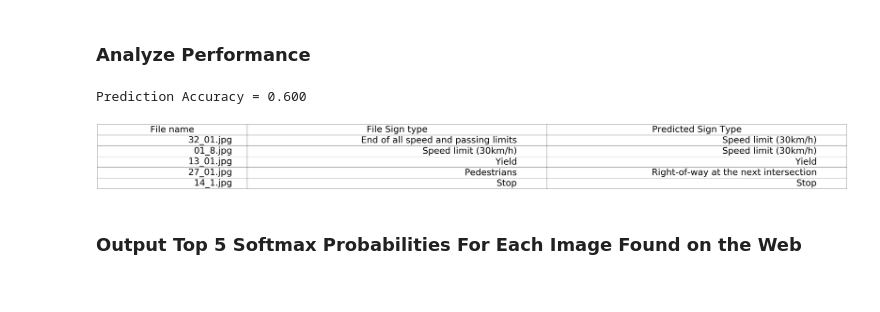
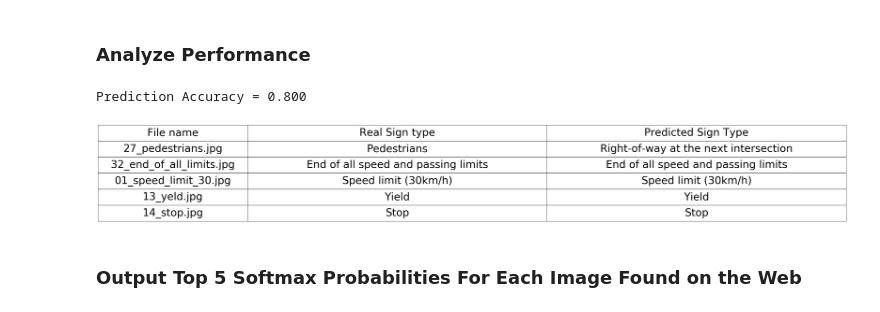
Before and after one commit to otakot/self-driving-car-engineer-nd, a Jupyter notebook: 02.traffic-sign-classifier/Traffic_Sign_Classifier.ipynb, the cells around one changed output. Drawn from its saved outputs; the diff is of its cells as text; code cells hidden in the pictures.

Commit message:
Project 2. Traffic Sign Classifier: Updated code and report documents

```diff
--- a/02.traffic-sign-classifier/Traffic_Sign_Classifier.ipynb
+++ b/02.traffic-sign-classifier/Traffic_Sign_Classifier.ipynb
@@ -393,6 +364,7 @@ from sklearn.utils import shuffle
 X_train=[]
 X_train.extend(X_train_greyscaled_normalized)
 X_train.extend(X_train_greyscaled_normalized_rotated)
+
 # double the size of trainig set of labels accordingly
 y_train_adjusted = []
 y_train_adjusted.extend(y_train)
@@ -407,7 +379,7 @@ with tf.Session() as sess:
     sess.run(tf.global_variables_initializer())
     num_examples = len(X_train)
 
-    print("Training...")
+    print("Started Training...")
     print()
     for i in range(EPOCHS):
         X_train, y_train = shuffle(X_train, y_train)
@@ -424,6 +396,6 @@ with tf.Session() as sess:
         accuracies.append((train_accuracy,validation_accuracy))
         print()
 
-    saver.save(sess, './trained_model.ckpt')
+    saver.save(sess, './checkpoints/trained_model.ckpt')
     print("Model saved")
 # %% [output]
@@ -445,7 +432,6 @@ plt.xlabel('Epoch');
 # %%
 # Evaluate model accuracy on test datasets
 with tf.Session() as sess:
-    saver.restore(sess, tf.train.latest_checkpoint('.'))
+    saver.restore(sess, tf.train.latest_checkpoint('./checkpoints/'))
     print('Classification Accuracy On Test Dataset: {:.3f}'.format(evaluate(X_test,y_test)))
-    saver.save(sess, './tested_model.ckpt')
 # %% [output]
@@ -463,20 +447,20 @@ You may find `signnames.csv` useful as it contains mappings from the class id (i
 # %%
 import glob
 
-test_images = []
-test_X= []
-test_Y = []
+web_images = []
+X_web = []
+Y_web = []
 
 image_files = glob.glob('model_test_signs/*.jpg')
 
 for file in image_files:
     image =  cv2.cvtColor(cv2.imread(file), cv2.COLOR_BGR2RGB)
-    test_images.append(image)
+    web_images.append(image)
     # resize original image and add to dataset for testing
-    test_X.append(cv2.resize(image, (32, 32)))
+    X_web.append(cv2.resize(image, (32, 32)))
     # get class id of traffic sign from file name (first two characters)
     class_id = int(file.split('/')[-1][:2])
-    test_Y.append(class_id)
+    Y_web.append(class_id)
 
-DisplaySignClassSamplesFromDataSet(test_images, test_Y)
+DisplaySignClassSamplesFromDataSet(web_images, Y_web)
 # %% [output]
@@ -484,28 +468,28 @@ DisplaySignClassSamplesFromDataSet(test_images, test_Y)
 # %% [markdown]
 ### Predict the Sign Type for Each Image
 # %%
-test_X = Normalize(ToGrayscale(test_X), mnormalization_factor)
+X_web = Normalize(ToGrayscale(X_web), mnormalization_factor)
 with tf.Session() as sess:
-    saver.restore(sess, './tested_model.ckpt')
-    test_accuracy = evaluate(test_X, test_Y)
-    predicted_labels = sess.run(tf.argmax(logits, 1), feed_dict={x: test_X, keep_prob: 1.0})
+    saver.restore(sess, tf.train.latest_checkpoint('./checkpoints/'))
+    test_accuracy = evaluate(X_web, Y_web)
+    predicted_labels = sess.run(tf.argmax(logits, 1), feed_dict={x: X_web, keep_prob: 1.0})
 # %% [markdown]
 ### Analyze Performance
 # %%
 print("Prediction Accuracy = {:.3f}".format(test_accuracy))
-fig, ax = plt.subplots(figsize=(15,2))
+fig, ax = plt.subplots(figsize=(10,2))
 ax.set_axis_off()
-collabels=("File name", "File Sign type", "Predicted Sign Type")
+collabels=("File name", "Real Sign type", "Predicted Sign Type")
 table_cells = []
-for i in range(len(test_Y)):
-    table_cells.append([image_files[i].split('/')[-1], GetSignNameByClassId(test_Y[i]), GetSignNameByClassId(predicted_labels[i])])
-tbl = ax.table(cellText=table_cells,colLabels=collabels,loc='center', colWidths=[.2,.4,.4])
+for i in range(len(Y_web)):
+    table_cells.append([image_files[i].split('/')[-1], GetSignNameByClassId(Y_web[i]), GetSignNameByClassId(predicted_labels[i])])
+tbl = ax.table(cellText=table_cells,colLabels=collabels,loc='center', colWidths=[.2,.4,.4], cellLoc='center')
 tbl.set_fontsize(50)
 tbl.scale(5, 5)
 
 plt.show()
 # %% [output]
-Prediction Accuracy = 0.600
+Prediction Accuracy = 0.800
-[figure, old version]
+[figure, new version]
 # %% [markdown]
 ### Output Top 5 Softmax Probabilities For Each Image Found on the Web
```
Also changed, not shown: parts of 29 cells of this notebook, 1 other file.
